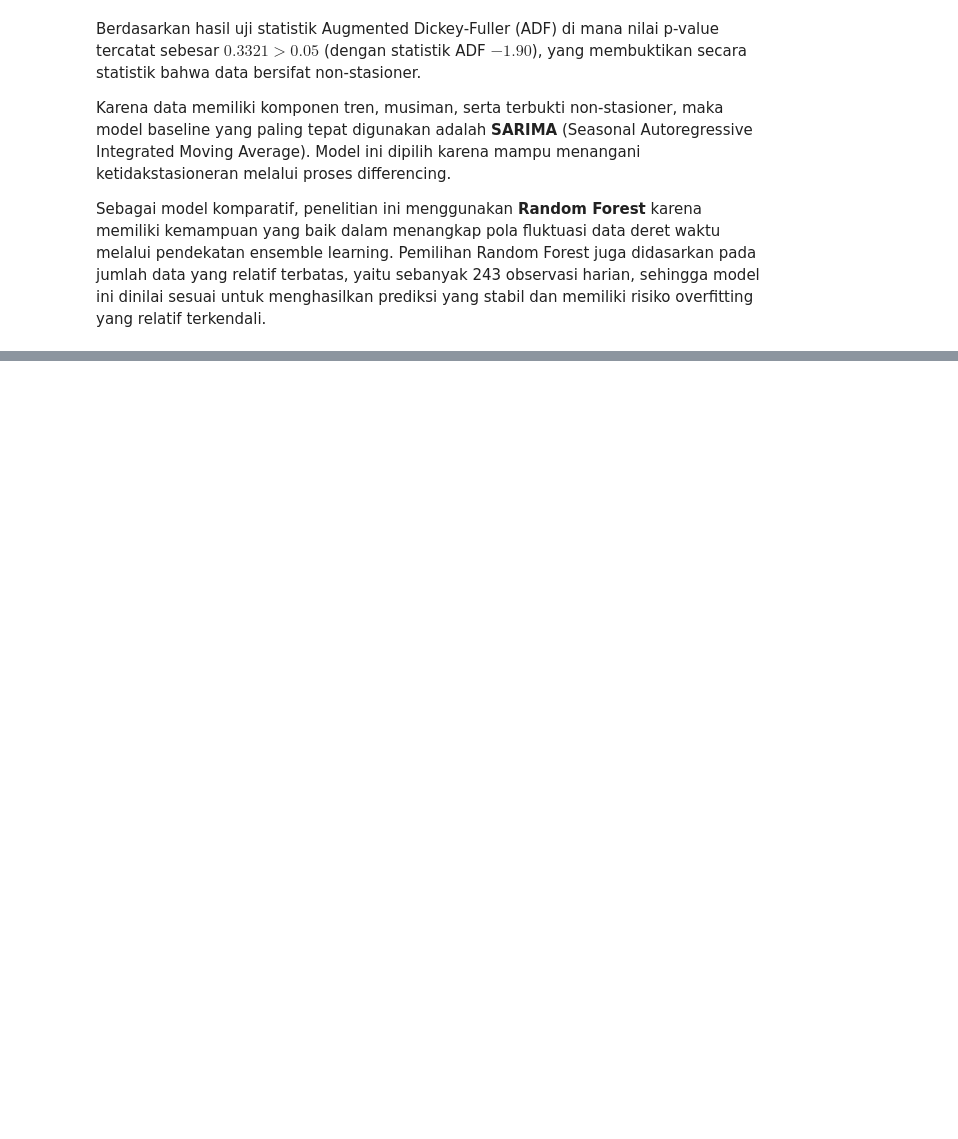
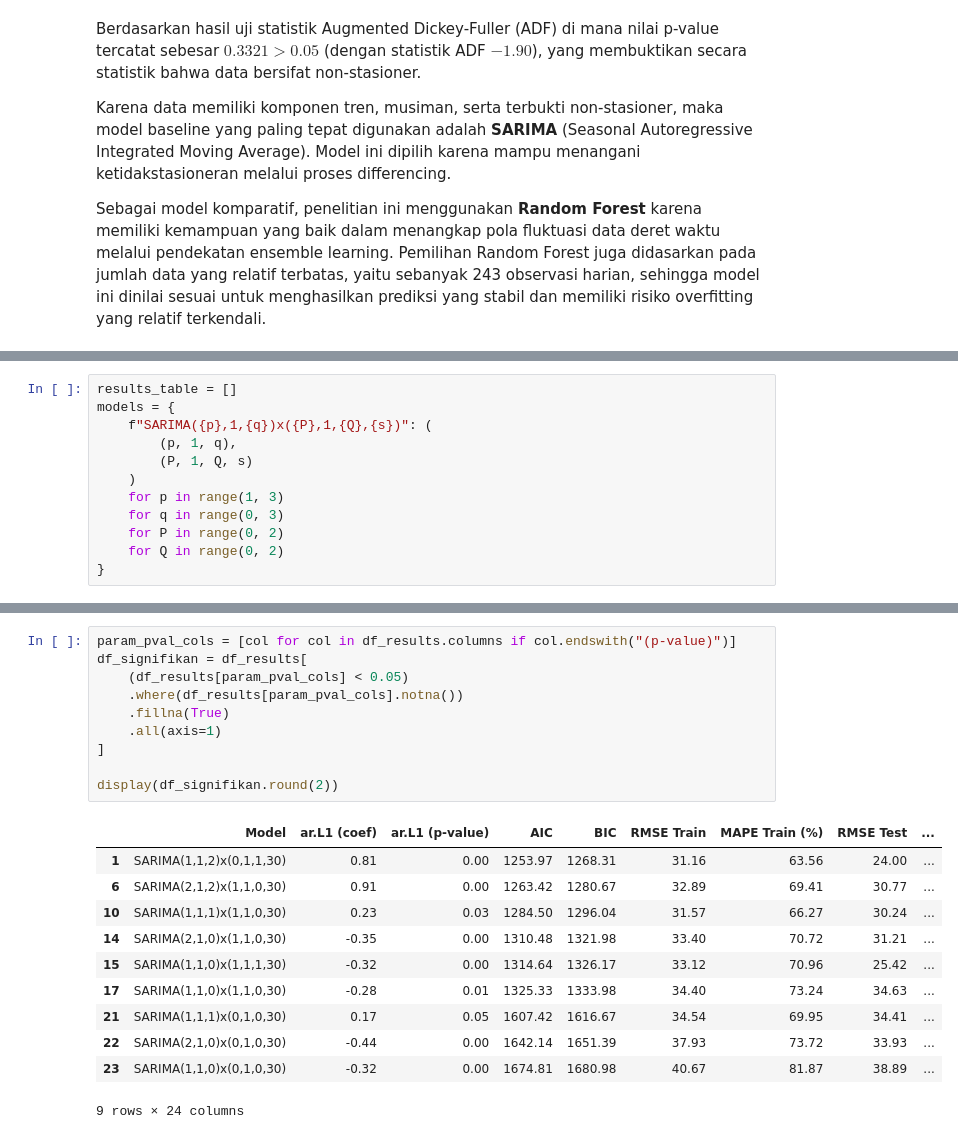
Before and after one commit to LffaZ/blood-donor-deferral-forecasting, a Jupyter notebook: 24083010033_Donor_Forecasting.ipynb, the cells around one changed output, grey strips where cells are left out. Cells and saved outputs as stored; diff of their text form; blank space fills up the shorter version.

```diff
--- a/24083010033_Donor_Forecasting.ipynb
+++ b/24083010033_Donor_Forecasting.ipynb
@@ -94,0 +177,12 @@ Sebagai model komparatif, penelitian ini menggunakan **Random Forest** karena me
+# %%
+results_table = []
+models = {
+    f"SARIMA({p},1,{q})x({P},1,{Q},{s})": (
+        (p, 1, q),
+        (P, 1, Q, s)
+    )
+    for p in range(1, 3)
+    for q in range(0, 3)
+    for P in range(0, 2)
+    for Q in range(0, 2)
+}
@@ -94,0 +302,22 @@ Sebagai model komparatif, penelitian ini menggunakan **Random Forest** karena me
+# %%
+param_pval_cols = [col for col in df_results.columns if col.endswith("(p-value)")]
+df_signifikan = df_results[
+    (df_results[param_pval_cols] < 0.05)
+    .where(df_results[param_pval_cols].notna())
+    .fillna(True)
+    .all(axis=1)
+]
+
+display(df_signifikan.round(2))
+# %% [output]
+|  | Model | ar.L1 (coef) | ar.L1 (p-value) | AIC | BIC | RMSE Train | MAPE Train (%) | RMSE Test | ... |
+| 1 | SARIMA(1,1,2)x(0,1,1,30) | 0.81 | 0.00 | 1253.97 | 1268.31 | 31.16 | 63.56 | 24.00 | ... |
+| 6 | SARIMA(2,1,2)x(1,1,0,30) | 0.91 | 0.00 | 1263.42 | 1280.67 | 32.89 | 69.41 | 30.77 | ... |
+| 10 | SARIMA(1,1,1)x(1,1,0,30) | 0.23 | 0.03 | 1284.50 | 1296.04 | 31.57 | 66.27 | 30.24 | ... |
+| 14 | SARIMA(2,1,0)x(1,1,0,30) | -0.35 | 0.00 | 1310.48 | 1321.98 | 33.40 | 70.72 | 31.21 | ... |
+| 15 | SARIMA(1,1,0)x(1,1,1,30) | -0.32 | 0.00 | 1314.64 | 1326.17 | 33.12 | 70.96 | 25.42 | ... |
+| 17 | SARIMA(1,1,0)x(1,1,0,30) | -0.28 | 0.01 | 1325.33 | 1333.98 | 34.40 | 73.24 | 34.63 | ... |
+| 21 | SARIMA(1,1,1)x(0,1,0,30) | 0.17 | 0.05 | 1607.42 | 1616.67 | 34.54 | 69.95 | 34.41 | ... |
+| 22 | SARIMA(2,1,0)x(0,1,0,30) | -0.44 | 0.00 | 1642.14 | 1651.39 | 37.93 | 73.72 | 33.93 | ... |
+| 23 | SARIMA(1,1,0)x(0,1,0,30) | -0.32 | 0.00 | 1674.81 | 1680.98 | 40.67 | 81.87 | 38.89 | ... |
+9 rows × 24 columns
```
Also changed, not shown: parts of 14 cells of this notebook.
